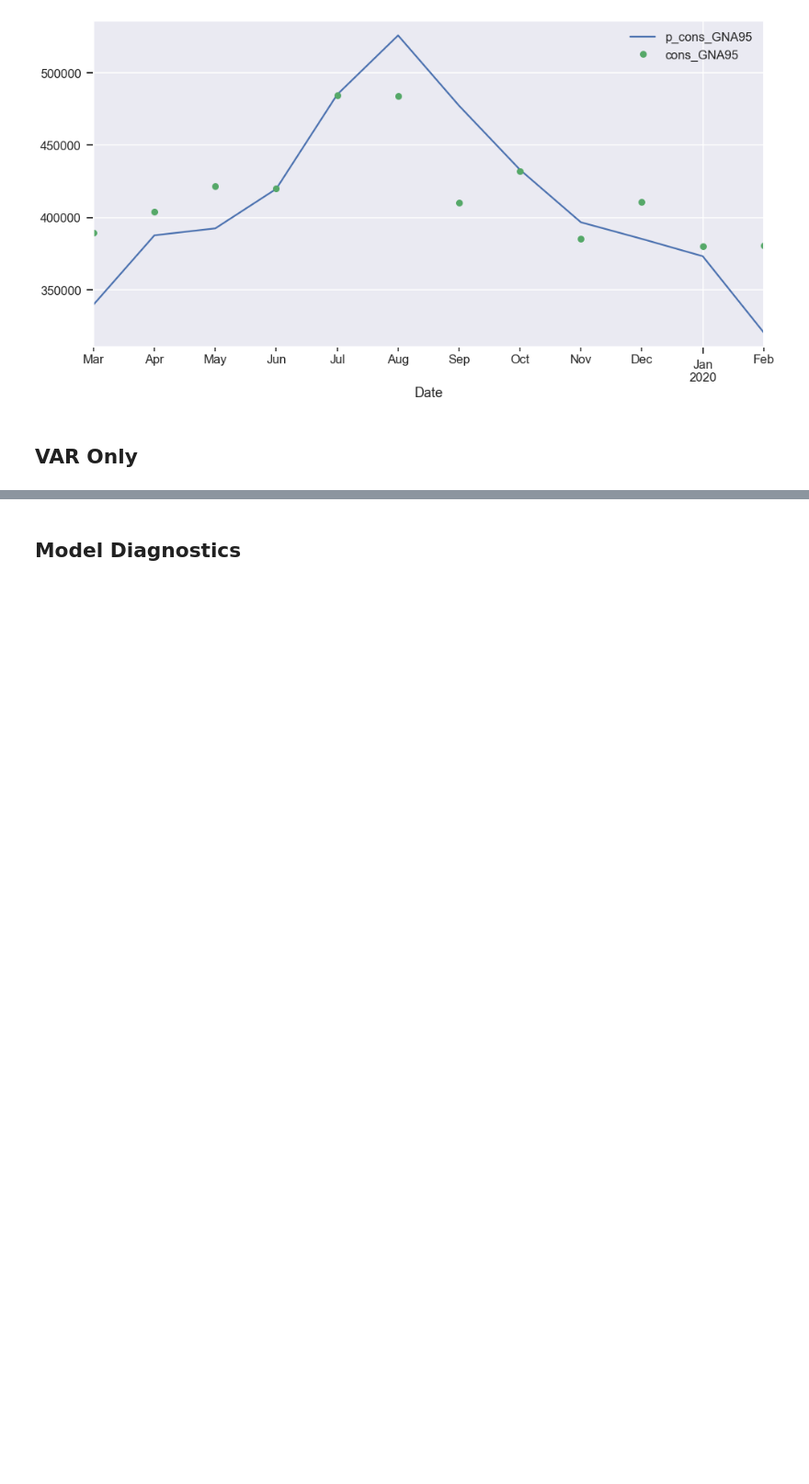
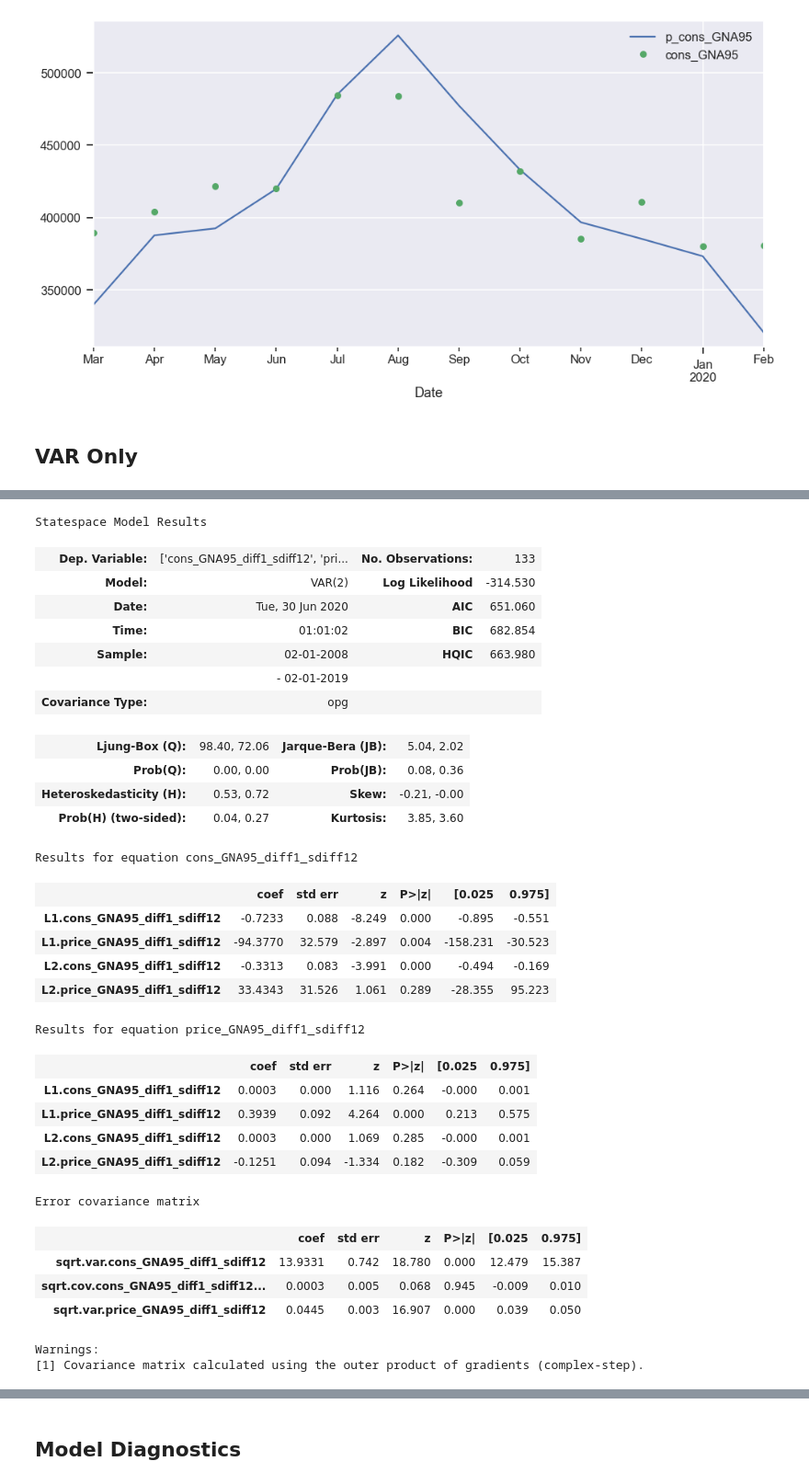
Before and after one commit to manualrg/DSLAB_Forecasting, a Jupyter notebook: 05_VAR.ipynb, the cells around one changed output, grey strips where cells are left out. Shown at 92% size. Drawn from its saved outputs; the diff is of its cells as text; code cells hidden in the pictures; blank space fills up the shorter version.

```diff
--- a/05_VAR.ipynb
+++ b/05_VAR.ipynb
@@ -131,3 +151,39 @@ plt.show()
+# %%
+mod_GNA95 = VARMAX(endog_GNA95_train, trend='n', order=(2, 0))
+res_GNA95 = mod_GNA95.fit(maxiter=10000)
+res_GNA95.summary()
+# %% [output]
+Statespace Model Results
+| Dep. Variable: | ['cons_GNA95_diff1_sdiff12', 'pri... | No. Observations: | 133 |
+| Model: | VAR(2) | Log Likelihood | -314.530 |
+| Date: | Tue, 30 Jun 2020 | AIC | 651.060 |
+| Time: | 01:01:02 | BIC | 682.854 |
+| Sample: | 02-01-2008 | HQIC | 663.980 |
+|  | - 02-01-2019 |  |  |
+| Covariance Type: | opg |  |  |
+| Ljung-Box (Q): | 98.40, 72.06 | Jarque-Bera (JB): | 5.04, 2.02 |
+| Prob(Q): | 0.00, 0.00 | Prob(JB): | 0.08, 0.36 |
+| Heteroskedasticity (H): | 0.53, 0.72 | Skew: | -0.21, -0.00 |
+| Prob(H) (two-sided): | 0.04, 0.27 | Kurtosis: | 3.85, 3.60 |
+Results for equation cons_GNA95_diff1_sdiff12
+|  | coef | std err | z | P>|z| | [0.025 | 0.975] |
+| L1.cons_GNA95_diff1_sdiff12 | -0.7233 | 0.088 | -8.249 | 0.000 | -0.895 | -0.551 |
+| L1.price_GNA95_diff1_sdiff12 | -94.3770 | 32.579 | -2.897 | 0.004 | -158.231 | -30.523 |
+| L2.cons_GNA95_diff1_sdiff12 | -0.3313 | 0.083 | -3.991 | 0.000 | -0.494 | -0.169 |
+| L2.price_GNA95_diff1_sdiff12 | 33.4343 | 31.526 | 1.061 | 0.289 | -28.355 | 95.223 |
+Results for equation price_GNA95_diff1_sdiff12
+|  | coef | std err | z | P>|z| | [0.025 | 0.975] |
+| L1.cons_GNA95_diff1_sdiff12 | 0.0003 | 0.000 | 1.116 | 0.264 | -0.000 | 0.001 |
+| L1.price_GNA95_diff1_sdiff12 | 0.3939 | 0.092 | 4.264 | 0.000 | 0.213 | 0.575 |
+| L2.cons_GNA95_diff1_sdiff12 | 0.0003 | 0.000 | 1.069 | 0.285 | -0.000 | 0.001 |
+| L2.price_GNA95_diff1_sdiff12 | -0.1251 | 0.094 | -1.334 | 0.182 | -0.309 | 0.059 |
+Error covariance matrix
+|  | coef | std err | z | P>|z| | [0.025 | 0.975] |
+| sqrt.var.cons_GNA95_diff1_sdiff12 | 13.9331 | 0.742 | 18.780 | 0.000 | 12.479 | 15.387 |
+| sqrt.cov.cons_GNA95_diff1_sdiff12... | 0.0003 | 0.005 | 0.068 | 0.945 | -0.009 | 0.010 |
+| sqrt.var.price_GNA95_diff1_sdiff12 | 0.0445 | 0.003 | 16.907 | 0.000 | 0.039 | 0.050 |
+Warnings:
+[1] Covariance matrix calculated using the outer product of gradients (complex-step).
 # %%
 mod_GNA95 = VARMAX(endog_GNA95_train, trend='n', order=(1, 0))
 res_GNA95 = mod_GNA95.fit(maxiter=10000)
```
Also changed, not shown: parts of 7 cells of this notebook, 4 other files.
